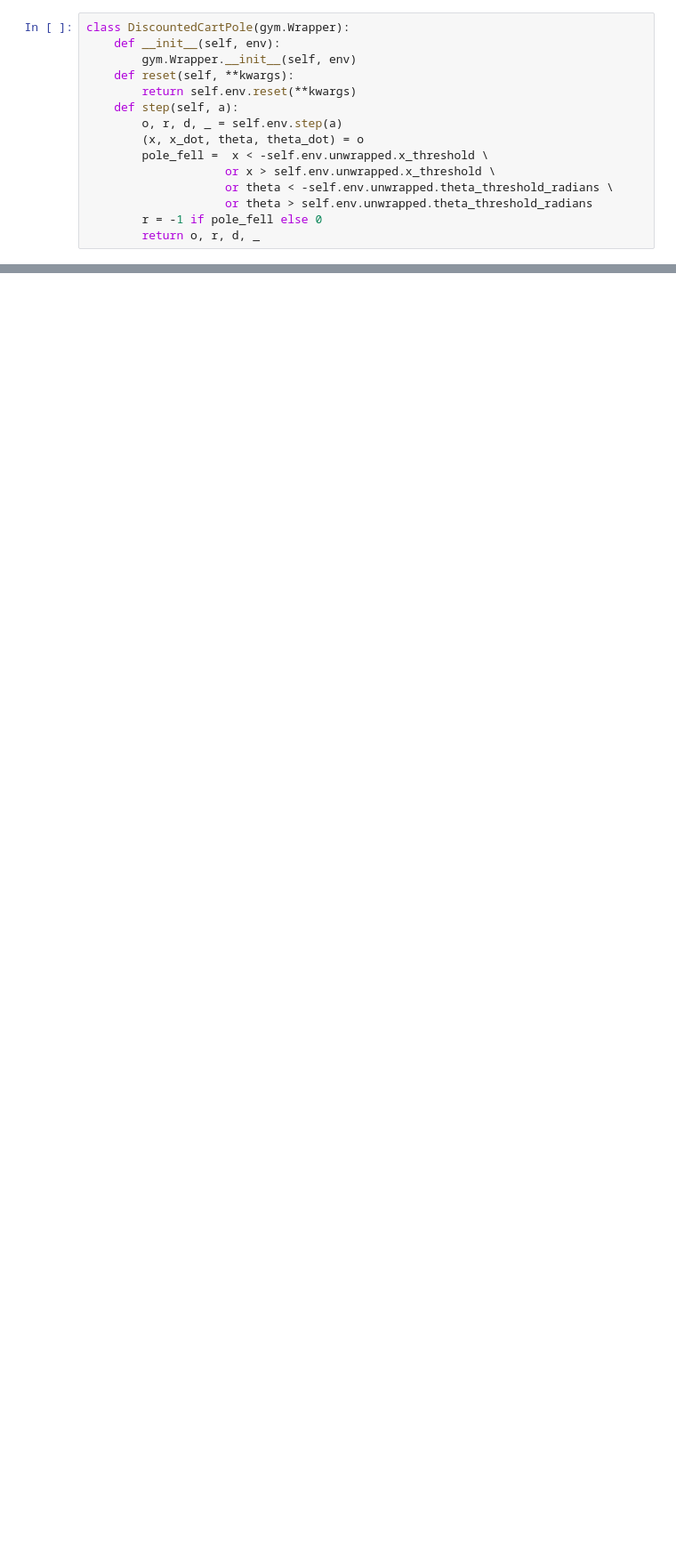
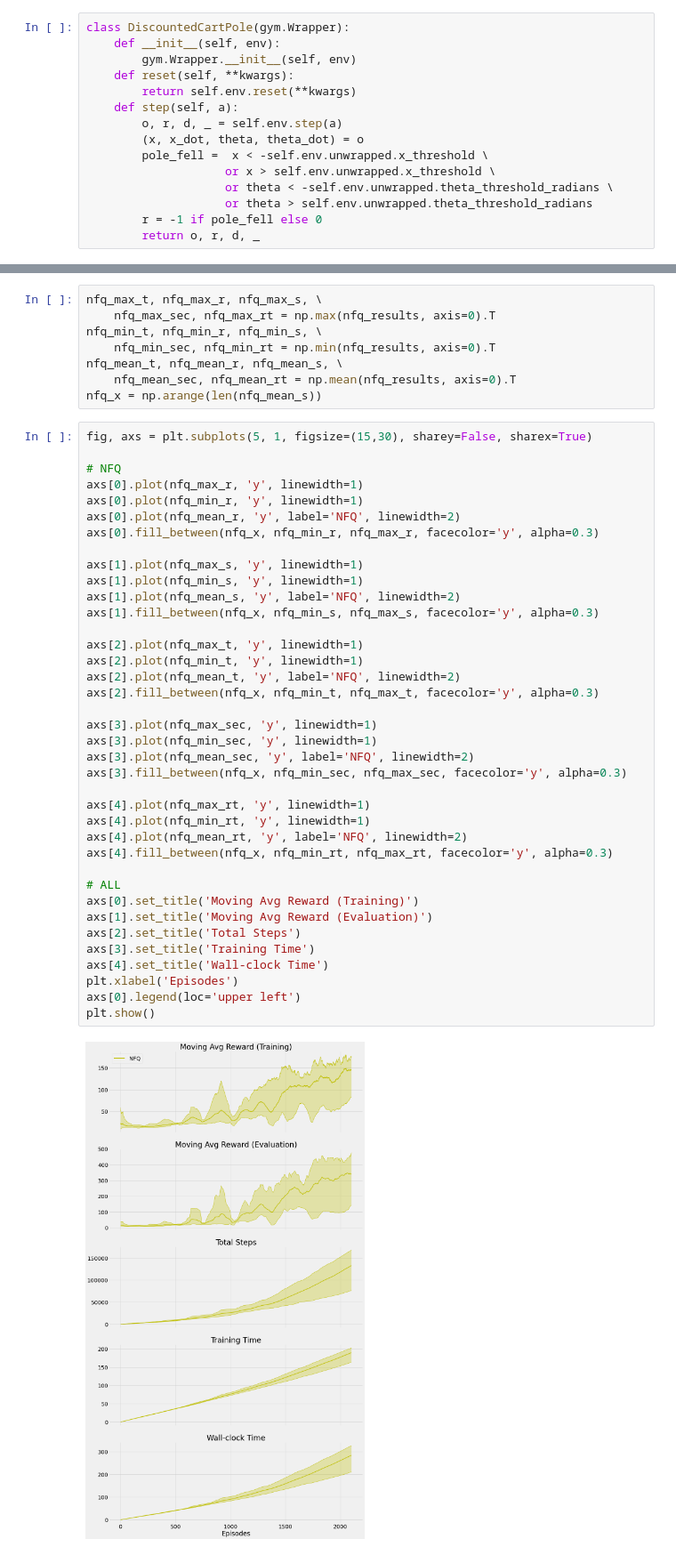
Before and after one commit to DanielYllana/GDRL, a Jupyter notebook: Chapter08.ipynb, the cells around one changed output, grey strips where cells are left out. Shown at 89% size. Drawn from its saved outputs; the diff is of its cells as text; blank space fills up the shorter version.

```diff
--- a/Chapter08.ipynb
+++ b/Chapter08.ipynb
@@ -611,0 +651,48 @@ AttributeError: 'NFQ' object has no attribute 'checkpoint_dir'
+# %%
+nfq_max_t, nfq_max_r, nfq_max_s, \
+    nfq_max_sec, nfq_max_rt = np.max(nfq_results, axis=0).T
+nfq_min_t, nfq_min_r, nfq_min_s, \
+    nfq_min_sec, nfq_min_rt = np.min(nfq_results, axis=0).T
+nfq_mean_t, nfq_mean_r, nfq_mean_s, \
+    nfq_mean_sec, nfq_mean_rt = np.mean(nfq_results, axis=0).T
+nfq_x = np.arange(len(nfq_mean_s))
+# %%
+fig, axs = plt.subplots(5, 1, figsize=(15,30), sharey=False, sharex=True)
+
+# NFQ
+axs[0].plot(nfq_max_r, 'y', linewidth=1)
+axs[0].plot(nfq_min_r, 'y', linewidth=1)
+axs[0].plot(nfq_mean_r, 'y', label='NFQ', linewidth=2)
+axs[0].fill_between(nfq_x, nfq_min_r, nfq_max_r, facecolor='y', alpha=0.3)
+
+axs[1].plot(nfq_max_s, 'y', linewidth=1)
+axs[1].plot(nfq_min_s, 'y', linewidth=1)
+axs[1].plot(nfq_mean_s, 'y', label='NFQ', linewidth=2)
+axs[1].fill_between(nfq_x, nfq_min_s, nfq_max_s, facecolor='y', alpha=0.3)
+
+axs[2].plot(nfq_max_t, 'y', linewidth=1)
+axs[2].plot(nfq_min_t, 'y', linewidth=1)
+axs[2].plot(nfq_mean_t, 'y', label='NFQ', linewidth=2)
+axs[2].fill_between(nfq_x, nfq_min_t, nfq_max_t, facecolor='y', alpha=0.3)
+
+axs[3].plot(nfq_max_sec, 'y', linewidth=1)
+axs[3].plot(nfq_min_sec, 'y', linewidth=1)
+axs[3].plot(nfq_mean_sec, 'y', label='NFQ', linewidth=2)
+axs[3].fill_between(nfq_x, nfq_min_sec, nfq_max_sec, facecolor='y', alpha=0.3)
+
+axs[4].plot(nfq_max_rt, 'y', linewidth=1)
+axs[4].plot(nfq_min_rt, 'y', linewidth=1)
+axs[4].plot(nfq_mean_rt, 'y', label='NFQ', linewidth=2)
+axs[4].fill_between(nfq_x, nfq_min_rt, nfq_max_rt, facecolor='y', alpha=0.3)
+
+# ALL
+axs[0].set_title('Moving Avg Reward (Training)')
+axs[1].set_title('Moving Avg Reward (Evaluation)')
+axs[2].set_title('Total Steps')
+axs[3].set_title('Training Time')
+axs[4].set_title('Wall-clock Time')
+plt.xlabel('Episodes')
+axs[0].legend(loc='upper left')
+plt.show()
+# %% [output]
+[figure, added]
```
Also changed, not shown: parts of 10 cells of this notebook, 22 other files.
